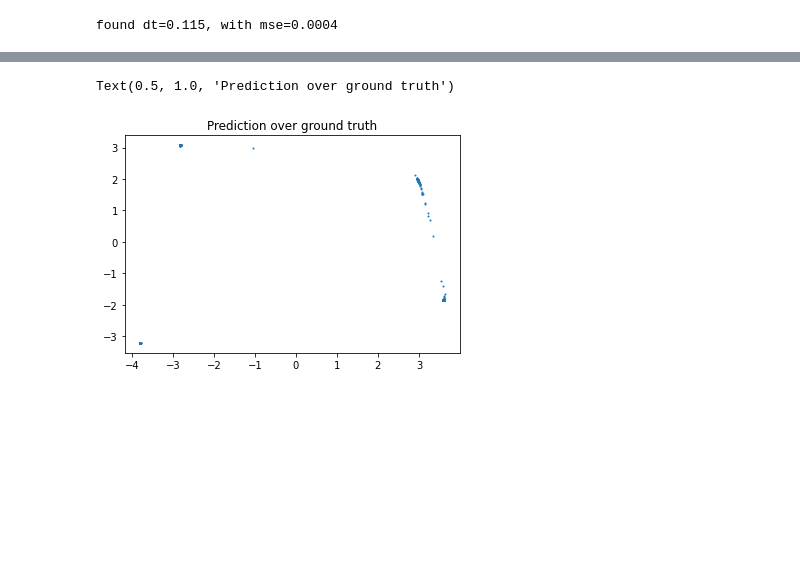
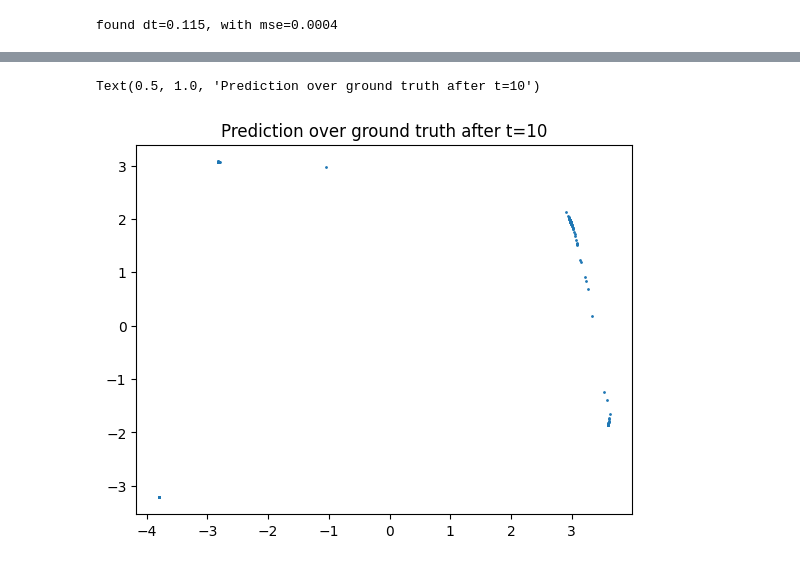
Before and after one commit to ArnaultVerret/ex5, a Jupyter notebook: task3.ipynb, the cells around one changed output, grey strips where cells are left out. Cells and saved outputs as stored; diff of their text form; code cells hidden in the pictures; blank space fills up the shorter version.

```diff
--- a/task3.ipynb
+++ b/task3.ipynb
@@ -68,7 +67,7 @@ sols, mses = apply_estimator(df, X, Y, 101, 10)
 # %%
 found_sol = sols[:,:,-1]
 plt.scatter(found_sol[:, 0], found_sol[:, 1], s=1)
-plt.title("Prediction over ground truth")
+plt.title("Prediction over ground truth after t=10")
 # %% [output]
-Text(0.5, 1.0, 'Prediction over ground truth')
+Text(0.5, 1.0, 'Prediction over ground truth after t=10')
-[figure, old version]
+[figure, new version]
```
Also changed, not shown: parts of 4 cells of this notebook, 1 other file.
